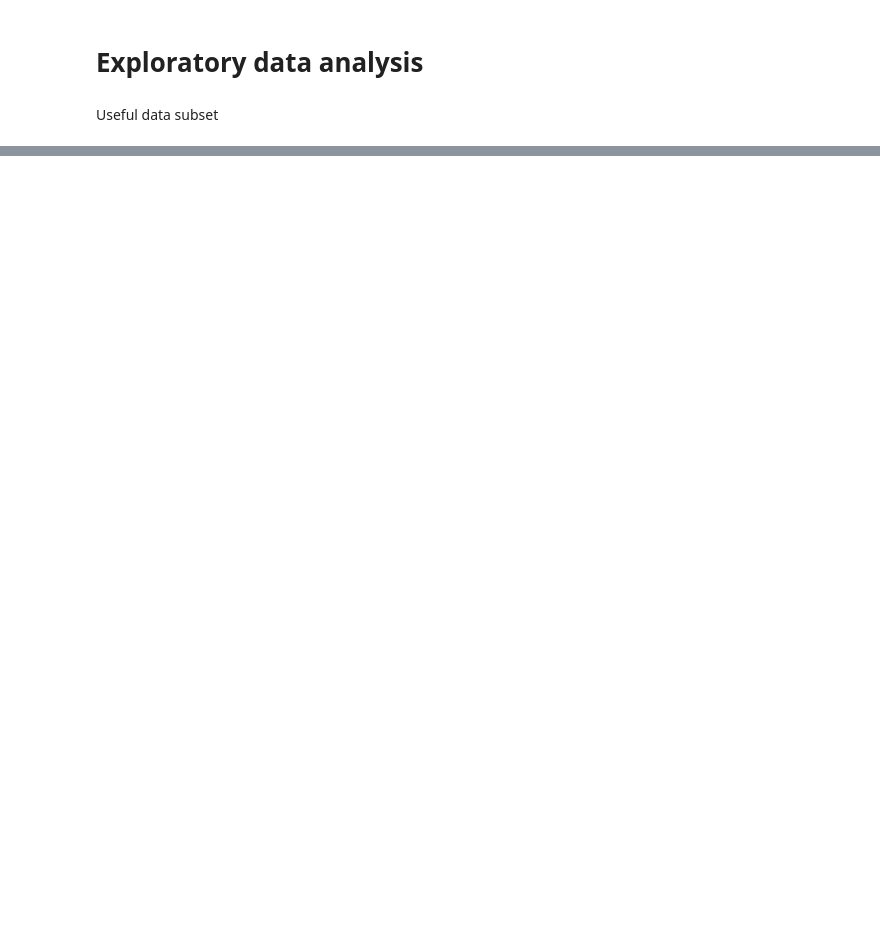
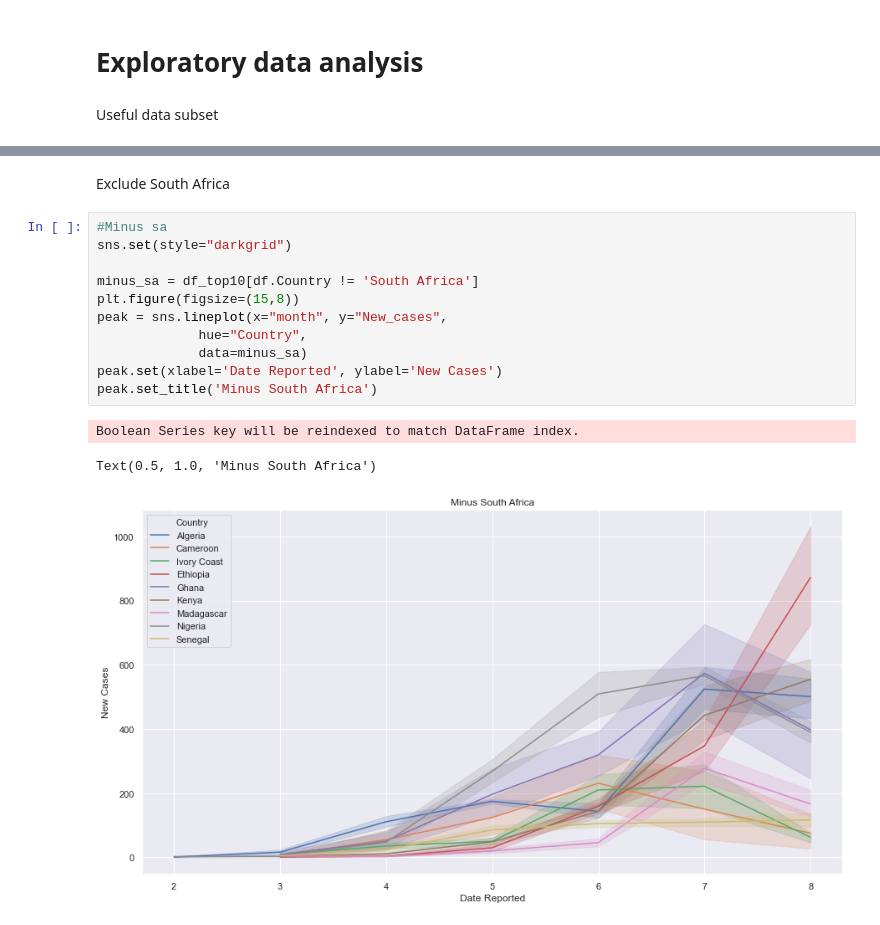
Before and after one commit to ngaruko/covid-africa, a Jupyter notebook: covid.ipynb, the cells around one changed output, grey strips where cells are left out. Cells and saved outputs as stored; diff of their text form; blank space fills up the shorter version.

```diff
--- a/covid.ipynb
+++ b/covid.ipynb
@@ -77,0 +320,17 @@ df.describe().transpose()
+# %% [markdown]
+ Exclude South Africa
+# %%
+#Minus sa
+sns.set(style="darkgrid")
+
+minus_sa = df_top10[df.Country != 'South Africa']
+plt.figure(figsize=(15,8))
+peak = sns.lineplot(x="month", y="New_cases",
+             hue="Country",
+             data=minus_sa)
+peak.set(xlabel='Date Reported', ylabel='New Cases')
+peak.set_title('Minus South Africa')
+# %% [output]
+Boolean Series key will be reindexed to match DataFrame index.
+Text(0.5, 1.0, 'Minus South Africa')
+[figure, added]
```
Also changed, not shown: parts of 37 cells of this notebook.
